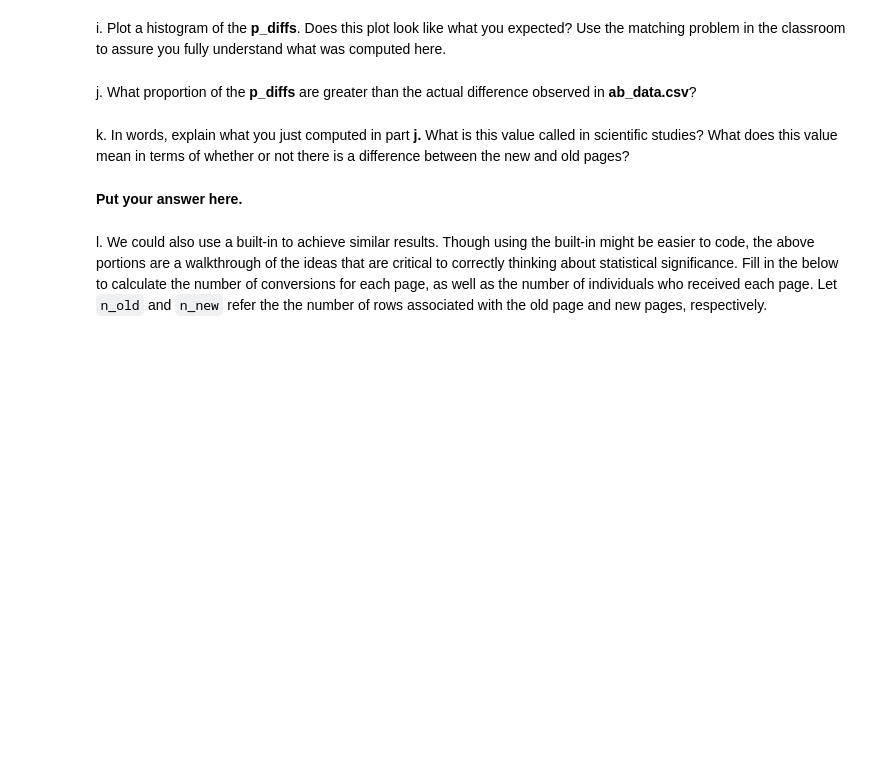
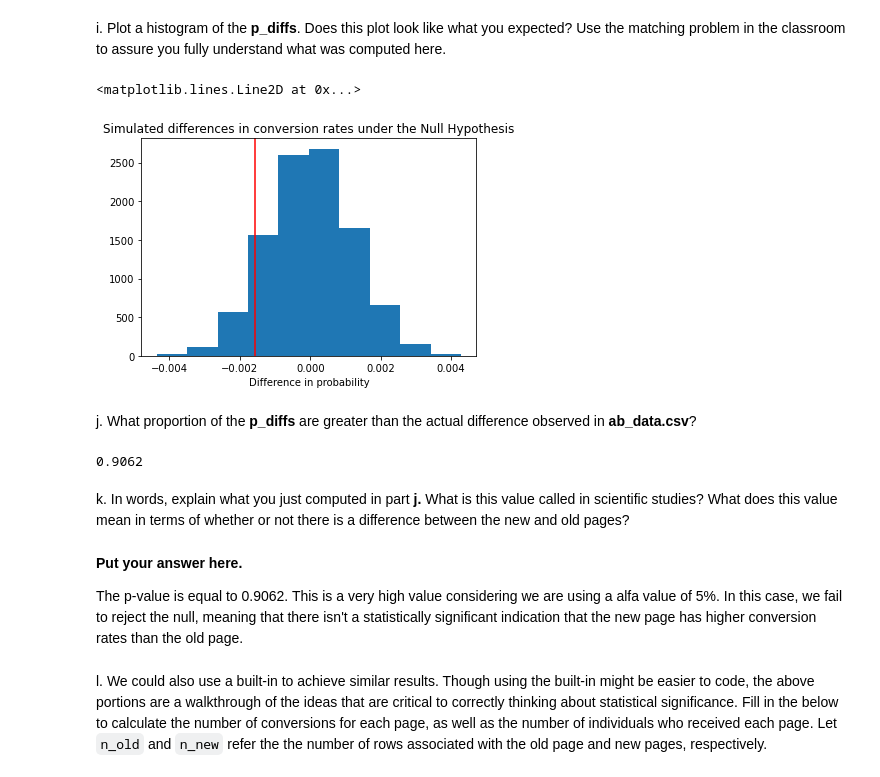
Before and after one commit to IonDragos2003/UdacityDA_Analyze-AB-Results, a Jupyter notebook: Analyze_ab_test_results_notebook.ipynb, the cells around one changed output. Drawn from its saved outputs; the diff is of its cells as text; code cells hidden in the pictures; blank space fills up the shorter version.

```diff
--- a/Analyze_ab_test_results_notebook.ipynb
+++ b/Analyze_ab_test_results_notebook.ipynb
@@ -207,2 +220,5 @@ c. What is $n_{new}$?
 # %% [markdown]
 d. What is $n_{old}$?
+# %%
+n_old = df2.query('landing_page == "old_page"').shape[0]
+n_old
@@ -209,6 +227,10 @@ d. What is $n_{old}$?
 # %% [markdown]
 e. Simulate $n_{new}$ transactions with a convert rate of $p_{new}$ under the null.  Store these $n_{new}$ 1's and 0's in **new_page_converted**.
+# %%
+new_page_converted = np.random.choice([0,1], size = n_new, p = [(1-pnew), pnew])
 # %% [markdown]
 f. Simulate $n_{old}$ transactions with a convert rate of $p_{old}$ under the null.  Store these $n_{old}$ 1's and 0's in **old_page_converted**.
+# %%
+old_page_converted = np.random.choice([0,1], size = n_old, p = [(1-pold), pold])
 # %% [markdown]
 g. Find $p_{new}$ - $p_{old}$ for your simulated values from part (e) and (f).
@@ -215,13 +241,36 @@ g. Find $p_{new}$ - $p_{old}$ for your simulated values from part (e) and (f).
 # %% [markdown]
 h. Simulate 10,000 $p_{new}$ - $p_{old}$ values using this same process similarly to the one you calculated in parts **a. through g.** above.  Store all 10,000 values in a numpy array called **p_diffs**.
+# %%
+p_diffs = []
+for i in range (10000):
+    new_page_converted = np.random.choice([0,1], size = n_new, p = [(1-pnew), pnew])
+    old_page_converted = np.random.choice([0,1], size = n_old, p = [(1-pold), pold])
+    the_diff = new_page_converted.mean() - old_page_converted.mean()
+    p_diffs.append(the_diff)
 # %% [markdown]
 i. Plot a histogram of the **p_diffs**.  Does this plot look like what you expected?  Use the matching problem in the classroom to assure you fully understand what was computed here.
+# %%
+plt.hist(p_diffs)
+plt.title("Simulated differences in conversion rates under the Null Hypothesis", fontsize = 12)
+plt.xlabel("Difference in probability", fontsize = 10)
+plt.axvline(treat_convert - control_convert, color='red')
+# %% [output]
+<matplotlib.lines.Line2D at 0x...>
+[figure, added]
 # %% [markdown]
 j. What proportion of the **p_diffs** are greater than the actual difference observed in **ab_data.csv**?
+# %%
+obs_diff = treat_convert - control_convert
+
+(p_diffs > obs_diff).mean()
+# %% [output]
+0.9062
 # %% [markdown]
 k. In words, explain what you just computed in part **j.**  What is this value called in scientific studies?  What does this value mean in terms of whether or not there is a difference between the new and old pages?
-# %% [markdown]
-**Put your answer here.**
+# %% [markdown]
+**Put your answer here.**
+
+The p-value is equal to 0.9062. This is a very high value considering we are using a alfa value of 5%. In this case, we fail to reject the null, meaning that there isn't a statistically significant indication that the new page has higher conversion rates than the old page.
 # %% [markdown]
 l. We could also use a built-in to achieve similar results.  Though using the built-in might be easier to code, the above portions are a walkthrough of the ideas that are critical to correctly thinking about statistical significance. Fill in the below to calculate the number of conversions for each page, as well as the number of individuals who received each page. Let `n_old` and `n_new` refer the the number of rows associated with the old page and new pages, respectively.
 # %%
```
Also changed, not shown: parts of 8 cells of this notebook.
